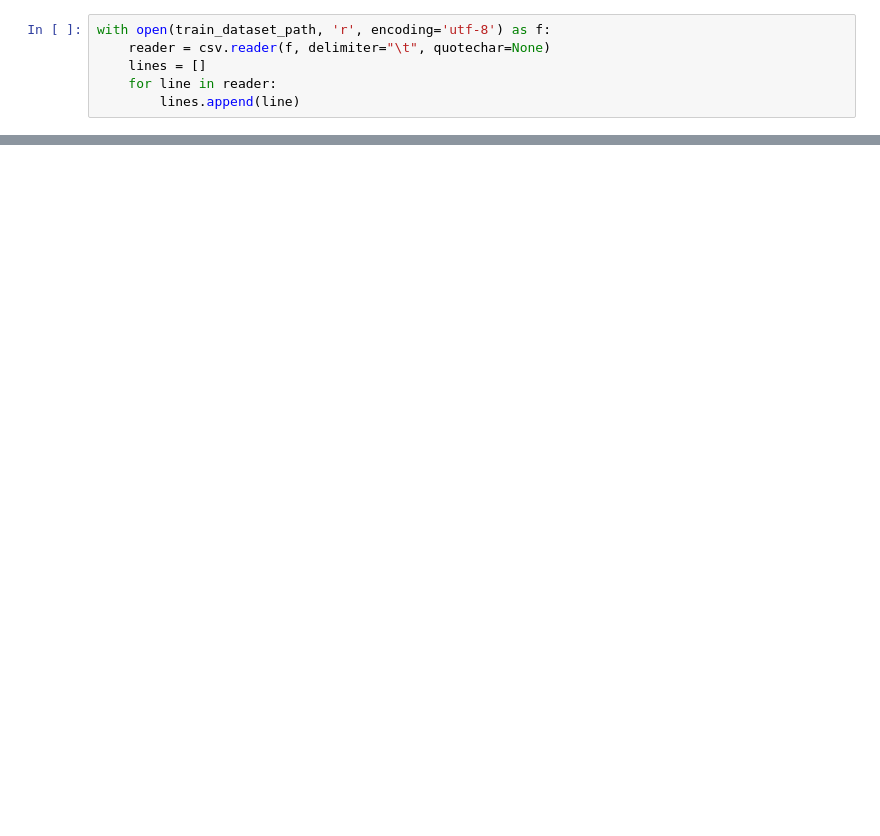
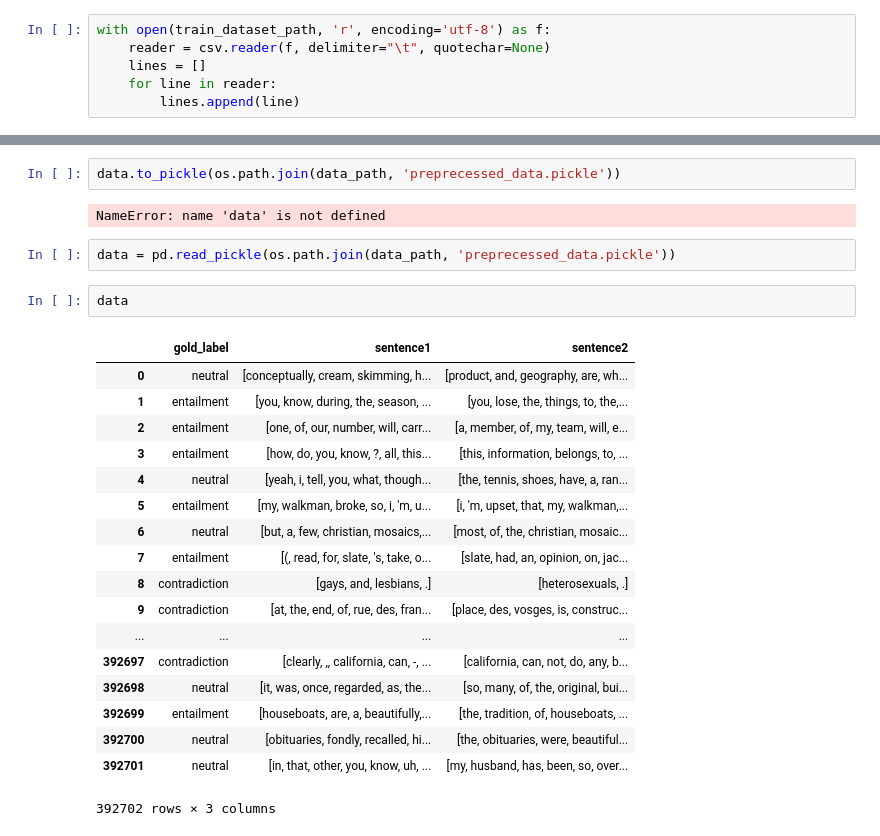
Before and after one commit to M1F1/nlp_project, a Jupyter notebook: Preprocessing_Data.ipynb, the cells around one changed output, grey strips where cells are left out. Saved outputs shown, nothing was run; the diff lists cells and outputs as text; blank space fills up the shorter version.

Commit message:
add pickles and data

```diff
--- a/Preprocessing_Data.ipynb
+++ b/Preprocessing_Data.ipynb
@@ -62,0 +59,27 @@ ParserError: Error tokenizing data. C error: Expected 141 fields in line 3, saw
+# %%
+data.to_pickle(os.path.join(data_path, 'preprecessed_data.pickle'))
+# %% [output]
+NameError: name 'data' is not defined
+# %%
+data = pd.read_pickle(os.path.join(data_path, 'preprecessed_data.pickle'))
+# %%
+data
+# %% [output]
+|  | gold_label | sentence1 | sentence2 |
+| 0 | neutral | [conceptually, cream, skimming, h... | [product, and, geography, are, wh... |
+| 1 | entailment | [you, know, during, the, season, ... | [you, lose, the, things, to, the,... |
+| 2 | entailment | [one, of, our, number, will, carr... | [a, member, of, my, team, will, e... |
+| 3 | entailment | [how, do, you, know, ?, all, this... | [this, information, belongs, to, ... |
+| 4 | neutral | [yeah, i, tell, you, what, though... | [the, tennis, shoes, have, a, ran... |
+| 5 | entailment | [my, walkman, broke, so, i, 'm, u... | [i, 'm, upset, that, my, walkman,... |
+| 6 | neutral | [but, a, few, christian, mosaics,... | [most, of, the, christian, mosaic... |
+| 7 | entailment | [(, read, for, slate, 's, take, o... | [slate, had, an, opinion, on, jac... |
+| 8 | contradiction | [gays, and, lesbians, .] | [heterosexuals, .] |
+| 9 | contradiction | [at, the, end, of, rue, des, fran... | [place, des, vosges, is, construc... |
+| ... | ... | ... | ... |
+| 392697 | contradiction | [clearly, ,, california, can, -, ... | [california, can, not, do, any, b... |
+| 392698 | neutral | [it, was, once, regarded, as, the... | [so, many, of, the, original, bui... |
+| 392699 | entailment | [houseboats, are, a, beautifully,... | [the, tradition, of, houseboats, ... |
+| 392700 | neutral | [obituaries, fondly, recalled, hi... | [the, obituaries, were, beautiful... |
+| 392701 | neutral | [in, that, other, you, know, uh, ... | [my, husband, has, been, so, over... |
+392702 rows × 3 columns
```
Also changed, not shown: parts of 77 cells of this notebook, 3 other files.
